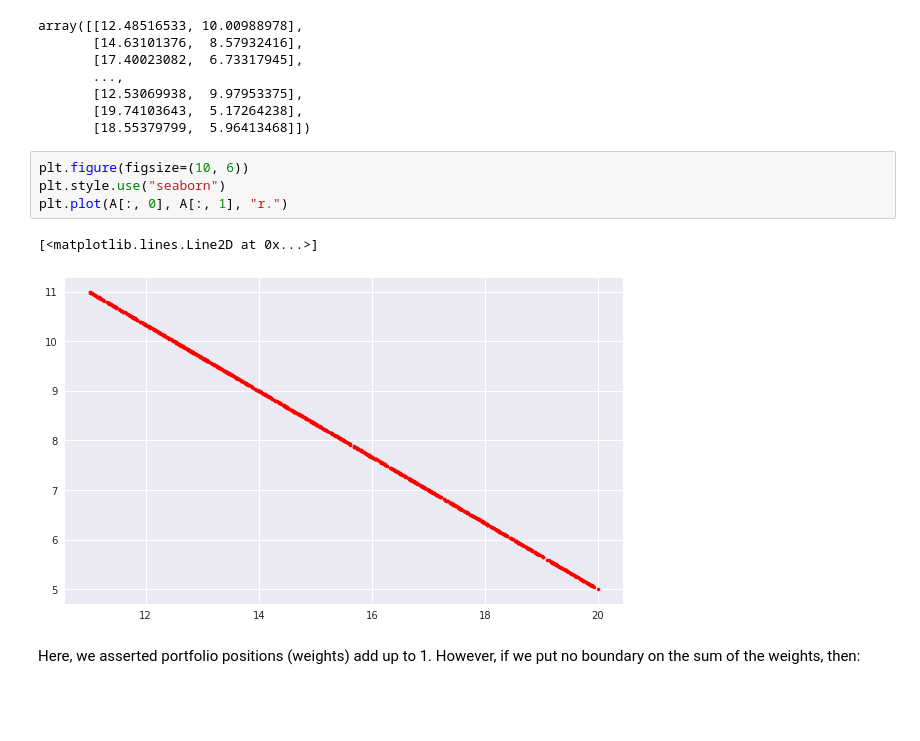
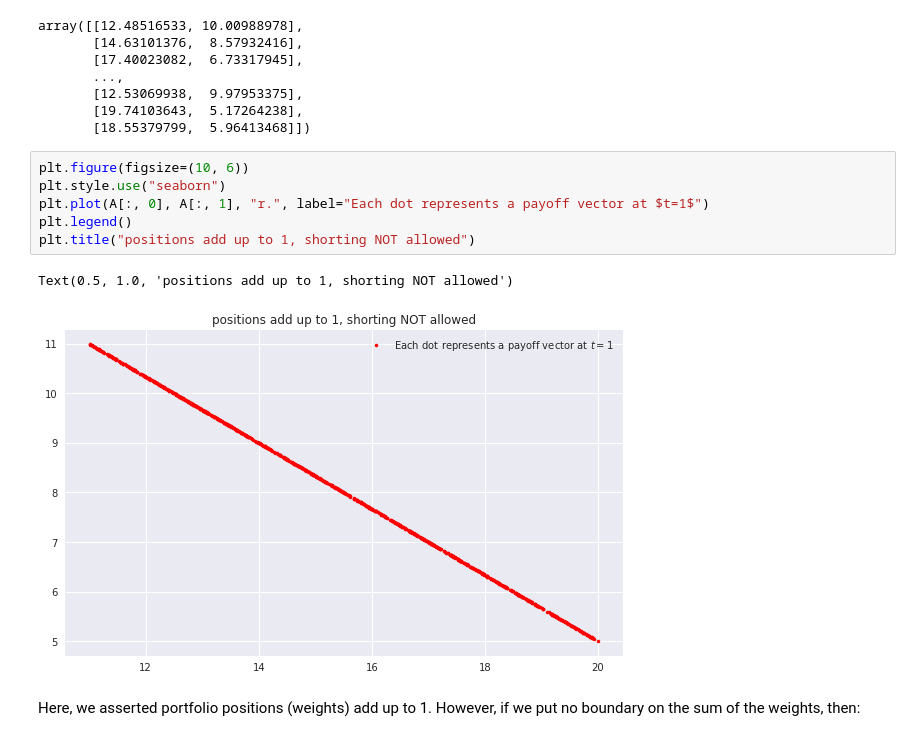
Before and after one commit to adevrent/TPQ_CPF, a Jupyter notebook: Financial Theory with Python/chapter2.ipynb, the cells around one changed output. Saved outputs shown, nothing was run; the diff lists cells and outputs as text; blank space fills up the shorter version.

```diff
--- a/Financial Theory with Python/chapter2.ipynb
+++ b/Financial Theory with Python/chapter2.ipynb
@@ -391,10 +391,12 @@ array([[12.48516533, 10.00988978],
 # %%
 plt.figure(figsize=(10, 6))
 plt.style.use("seaborn")
-plt.plot(A[:, 0], A[:, 1], "r.")
+plt.plot(A[:, 0], A[:, 1], "r.", label="Each dot represents a payoff vector at $t=1$")
+plt.legend()
+plt.title("positions add up to 1, shorting NOT allowed")
 # %% [output]
-[<matplotlib.lines.Line2D at 0x...>]
+Text(0.5, 1.0, 'positions add up to 1, shorting NOT allowed')
-[figure, old version]
+[figure, new version]
 # %% [markdown]
 Here, we asserted portfolio positions (weights) add up to 1. However, if we put no boundary on the sum of the weights, then:
 # %%
```
Also changed, not shown: parts of 41 cells of this notebook.
